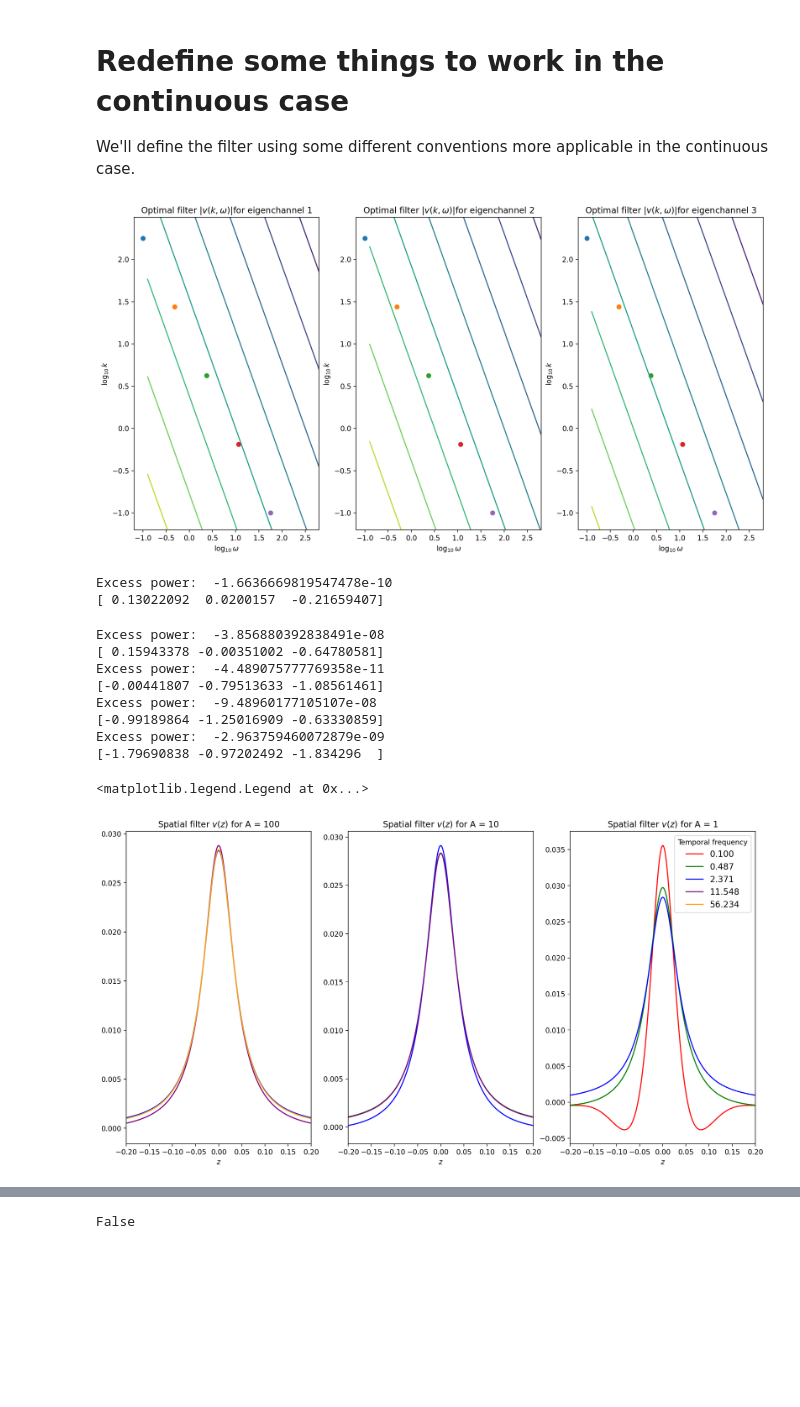
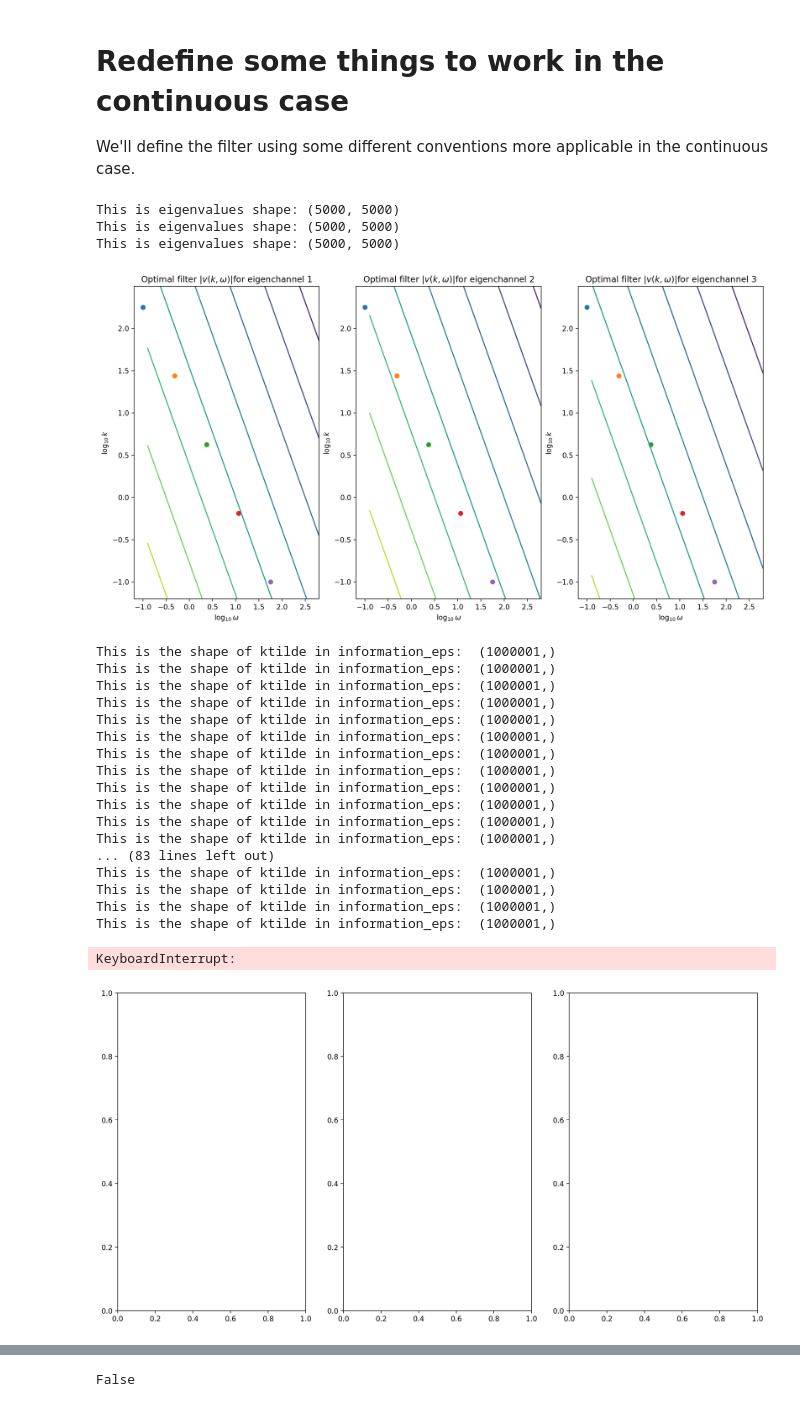
Before and after one commit to pearsonlab/efficientcodingcolor, a Jupyter notebook: Code/mosaic_density_color_original_modif.ipynb, the cells around one changed output, grey strips where cells are left out. Drawn from its saved outputs; the diff is of its cells as text; code cells hidden in the pictures; blank space fills up the shorter version.

```diff
--- a/Code/mosaic_density_color_original_modif.ipynb
+++ b/Code/mosaic_density_color_original_modif.ipynb
@@ -46,7 +46,7 @@ dt = tt[1] - tt[0]
 sigin = 1
 sigout = 1.25
 #A = np.array([100])
-A = np.array([100,100,100])
+A = np.array([100,10,1])
 alpha = 1.3
 
 def soft_bandpass(lo, hi, freqs, stiffness=10):
@@ -62,3 +62,7 @@ def C_prev(k, o):
 def C(k,o,i):
     eigval = A[i]/(np.abs(k)**alpha * np.abs(o)**2)
     return eigval
+# %%
+k = np.array([1.0,2.0,7.0,8.0,10.0])
+k /= np.sum(k**2)**0.5
+np.sum((k*2**0.5)**2)
@@ -542,10 +606,22 @@ for i in range(A.shape[0]):
         o0 = np.sqrt(A[i]/sigin**2/kf**alpha)
         k0 = (A[i]/sigin**2/of**2)**(1/alpha)
         ax[i].scatter(np.log10(o0), np.log10(k0))
+plt.show()
 # %% [output]
+This is eigenvalues shape: (5000, 5000)
+This is eigenvalues shape: (5000, 5000)
+This is eigenvalues shape: (5000, 5000)
 [figure]
 # %%
 fig, ax = plt.subplots(1, 3, figsize=(16, 8))
+omega_range_mul = 4
+k0_list = [10**k0 for k0 in np.linspace(2.25*k_range_mul, -1*k_range_mul, 5)]
+o0_list = [10**o0 for o0 in np.linspace(-0.25*omega_range_mul, 1.75, 5)]
+
+kf_list_noA = [(sigin**2/o0**2)**(1/alpha) for o0 in o0_list]
+of_list_noA = [np.sqrt(sigin**2/k0**alpha) for k0 in k0_list]
+
+
 P = 1
 dz = 1e-4
 N = 1000001
@@ -557,47 +633,58 @@ zz = np.linspace(-L/2, L/2, N)
 fz = np.arange(-.2, .2, dz)
 ff = np.exp(-50 * np.abs(fz))
 ff /= np.sum(ff)
-vspace_all = []
+
 #This code is unoptimized. I run 3x as many optimal_logeps as I need to.
 colors = ['red', 'green', 'blue', 'purple', 'orange']
 c = 0
 lines = []
 for kf_noA in kf_list_noA:
     log_eps = optimal_logeps(kf_noA, freqs_k, None, alpha, P, 'kf')
     print(log_eps)
+    vspace_all = []
     for i in range(A.shape[0]):
         kf = kf_noA*(A[i]**(1/alpha))
         vv = filter_k(kf, 10**log_eps[i])(freqs_k)
         vf = np.convolve(vv[N//2:], ff, mode='same')
         vvf = pad_and_reflect(vf, N)
         vspace = np.real(scipy.fft.fftshift(scipy.fft.fft(scipy.fft.ifftshift(vvf))))
-        vspace /= np.linalg.norm(vspace)
         if np.mean(vspace) == 0:
             print("Zero vspace for kf: ", kf_noA)
-        line, = ax[i].plot(zz, vspace, color = colors[c], label = str(('{:.3f}').format(o0_list[c])))
+        #vspace /= np.linalg.norm(vspace)
         vspace_all.append(vspace)
-
+    vspace_all = np.array(vspace_all)
+    vspace_all /= np.linalg.norm(vspace_all)
+    for i in range(A.shape[0]):
+        line, = ax[i].plot(zz, vspace_all[i,:], color = colors[c], label = str(('{:.3f}').format(o0_list[c])))
         ax[i].set_xlim(-0.2, 0.2)
         #ax[i].set_yticks([])
         ax[i].set_xlabel(r"$z$")
         ax[i].set_title(r"Spatial filter $v(z)$ for A = " + str(A[i]));
     lines.append(line)
     c += 1
 ax[i].legend(handles=lines, title = "Temporal frequency", fontsize = 12)
     #ax[0].text(*label_loc, r'\textbf{B}', transform=ax[0].transAxes, fontsize=fontsize, fontweight=fontweight, va='top')
     #cbar = fig.colorbar(s)
     #cbar.ax.tick_params(labelsize=50)
+plt.show()
 # %% [output]
-Excess power:  -1.6636669819547478e-10
-[ 0.13022092  0.0200157  -0.21659407]
+This is the shape of ktilde in information_eps:  (1000001,)
+This is the shape of ktilde in information_eps:  (1000001,)
+This is the shape of ktilde in information_eps:  (1000001,)
+This is the shape of ktilde in information_eps:  (1000001,)
+This is the shape of ktilde in information_eps:  (1000001,)
+This is the shape of ktilde in information_eps:  (1000001,)
+This is the shape of ktilde in information_eps:  (1000001,)
+This is the shape of ktilde in information_eps:  (1000001,)
+This is the shape of ktilde in information_eps:  (1000001,)
+This is the shape of ktilde in information_eps:  (1000001,)
+This is the shape of ktilde in information_eps:  (1000001,)
+This is the shape of ktilde in information_eps:  (1000001,)
+... (83 lines left out)
+This is the shape of ktilde in information_eps:  (1000001,)
+This is the shape of ktilde in information_eps:  (1000001,)
+This is the shape of ktilde in information_eps:  (1000001,)
+This is the shape of ktilde in information_eps:  (1000001,)
-Excess power:  -3.856880392838491e-08
-[ 0.15943378 -0.00351002 -0.64780581]
-Excess power:  -4.489075777769358e-11
-[-0.00441807 -0.79513633 -1.08561461]
-Excess power:  -9.48960177105107e-08
-[-0.99189864 -1.25016909 -0.63330859]
-Excess power:  -2.963759460072879e-09
-[-1.79690838 -0.97202492 -1.834296  ]
+KeyboardInterrupt:
-<matplotlib.legend.Legend at 0x...>
-[figure, old version]
+[figure, new version]
 # %%
```
Also changed, not shown: parts of 11 cells of this notebook, 2 other files.
